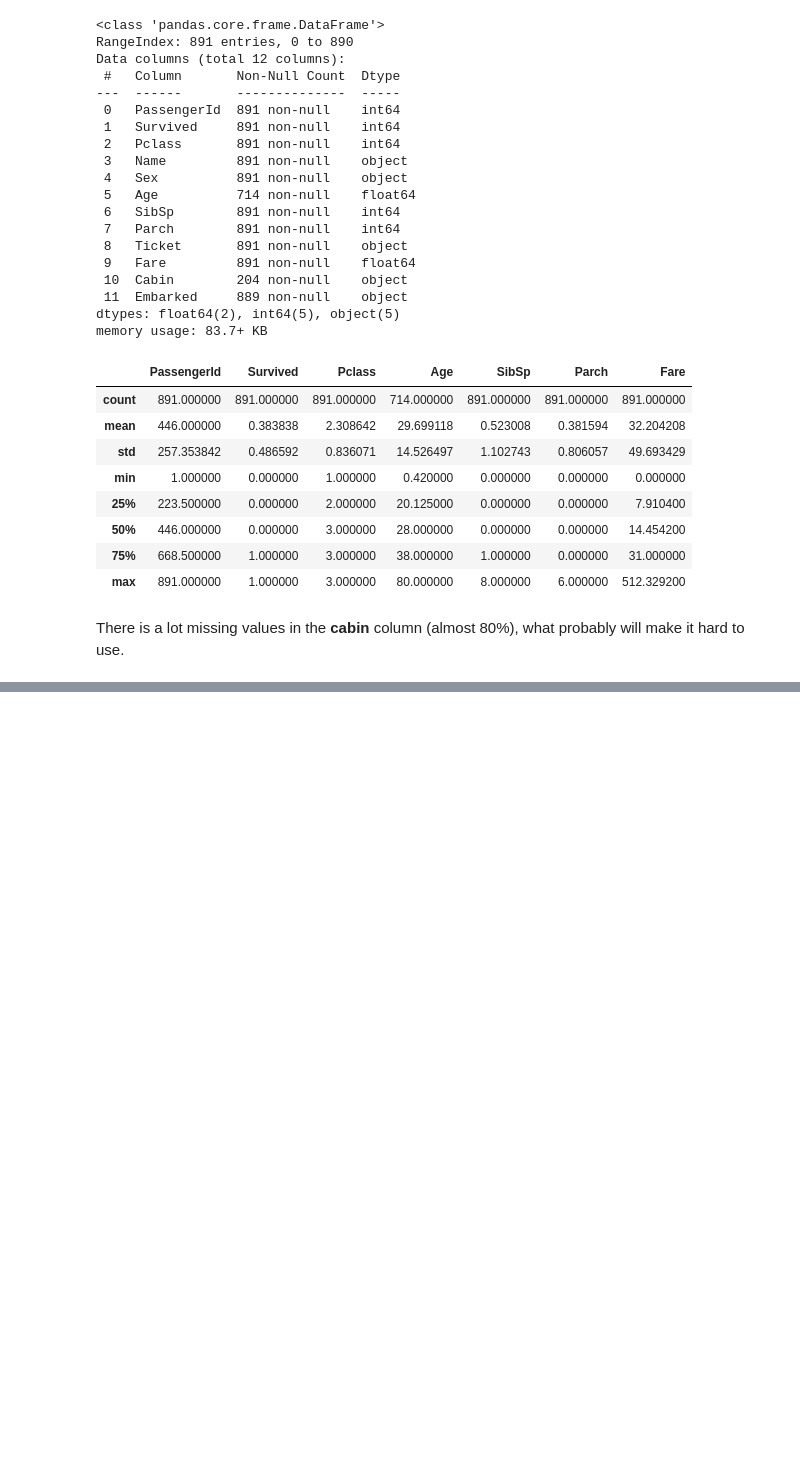
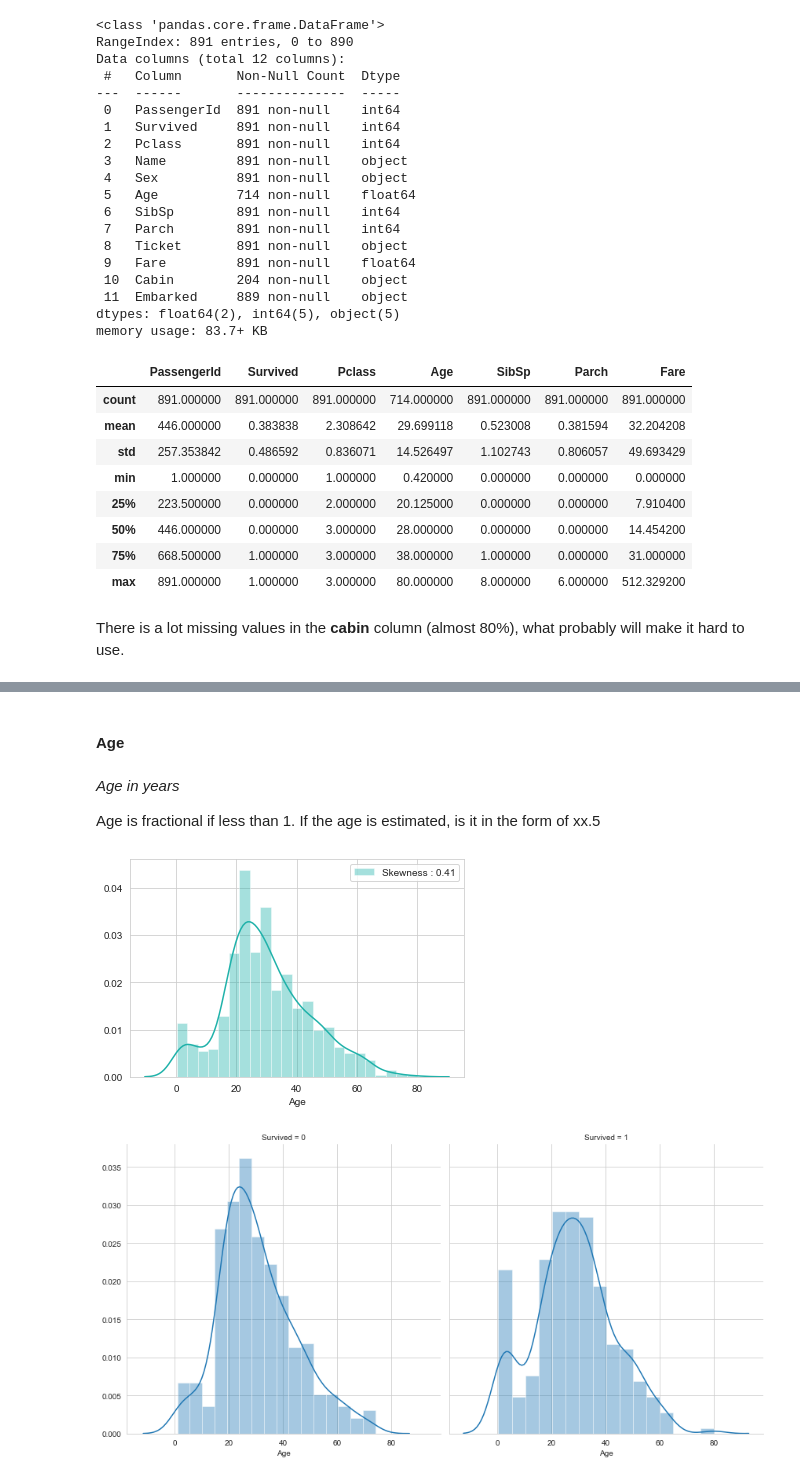
Before and after one commit to mmaku/Kaggle_titanic, a Jupyter notebook: 11 Titanic.ipynb, the cells around one changed output, grey strips where cells are left out. Saved outputs shown, nothing was run; the diff lists cells and outputs as text; code cells hidden in the pictures; blank space fills up the shorter version.

```diff
--- a/11 Titanic.ipynb
+++ b/11 Titanic.ipynb
@@ -122,0 +167,17 @@ There is a lot missing values in the **cabin** column (almost 80%), what probabl
+# %% [markdown]
+#### Age
+# %% [markdown]
+*Age in years*
+
+Age is fractional if less than 1. If the age is estimated, is it in the form of xx.5
+# %%
+# Age distribution
+p = sns.distplot(dataset["Age"], color="LightSeaGreen", label="Skewness : %.2f"%(dataset["Age"].skew()))
+p = p.legend(loc="best")
+
+# Age vs Survived
+p = sns.FacetGrid(train, col='Survived', height = 6)
+p = p.map(sns.distplot, "Age")
+# %% [output]
+[figure, added]
+[figure, added]
```
Also changed, not shown: parts of 56 cells of this notebook.
